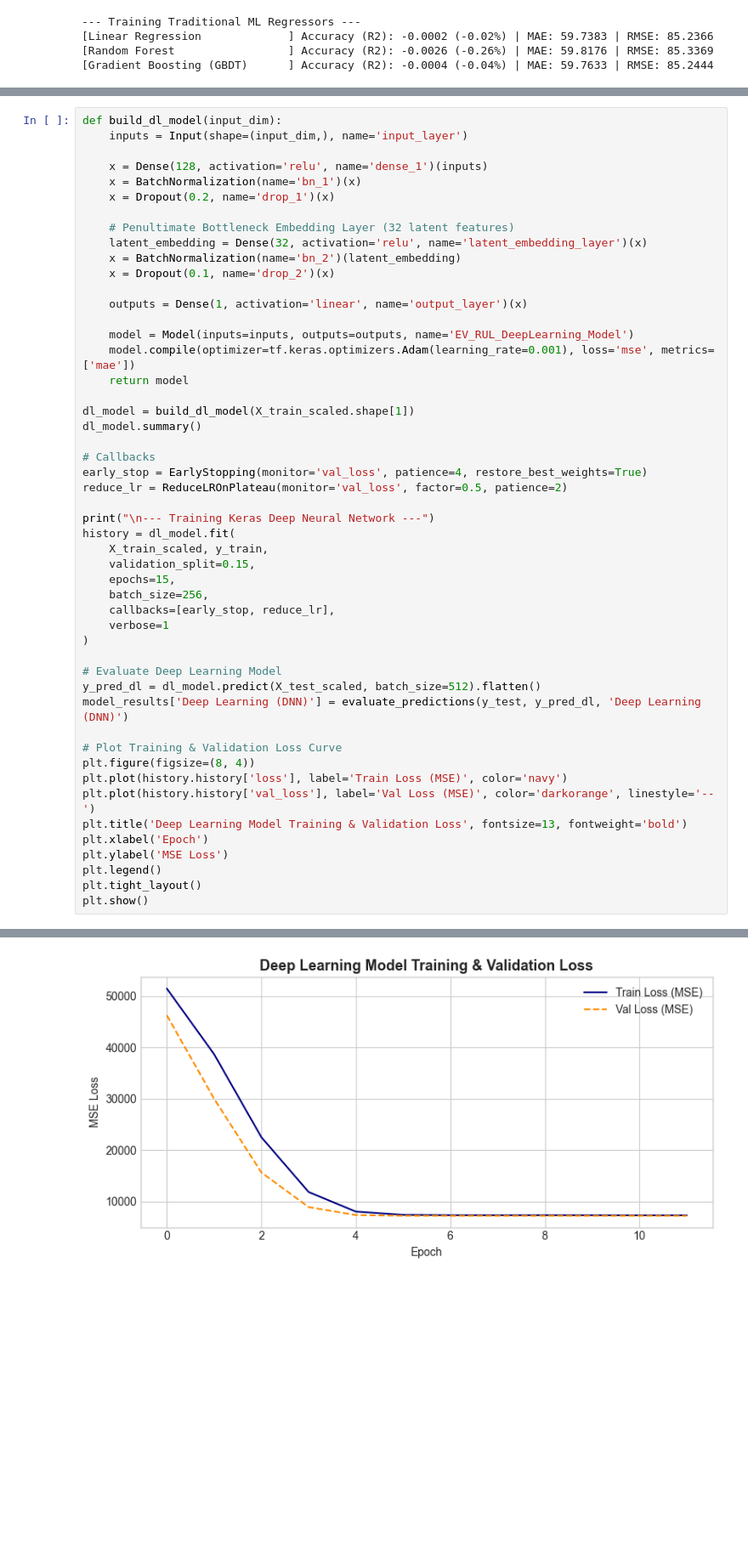
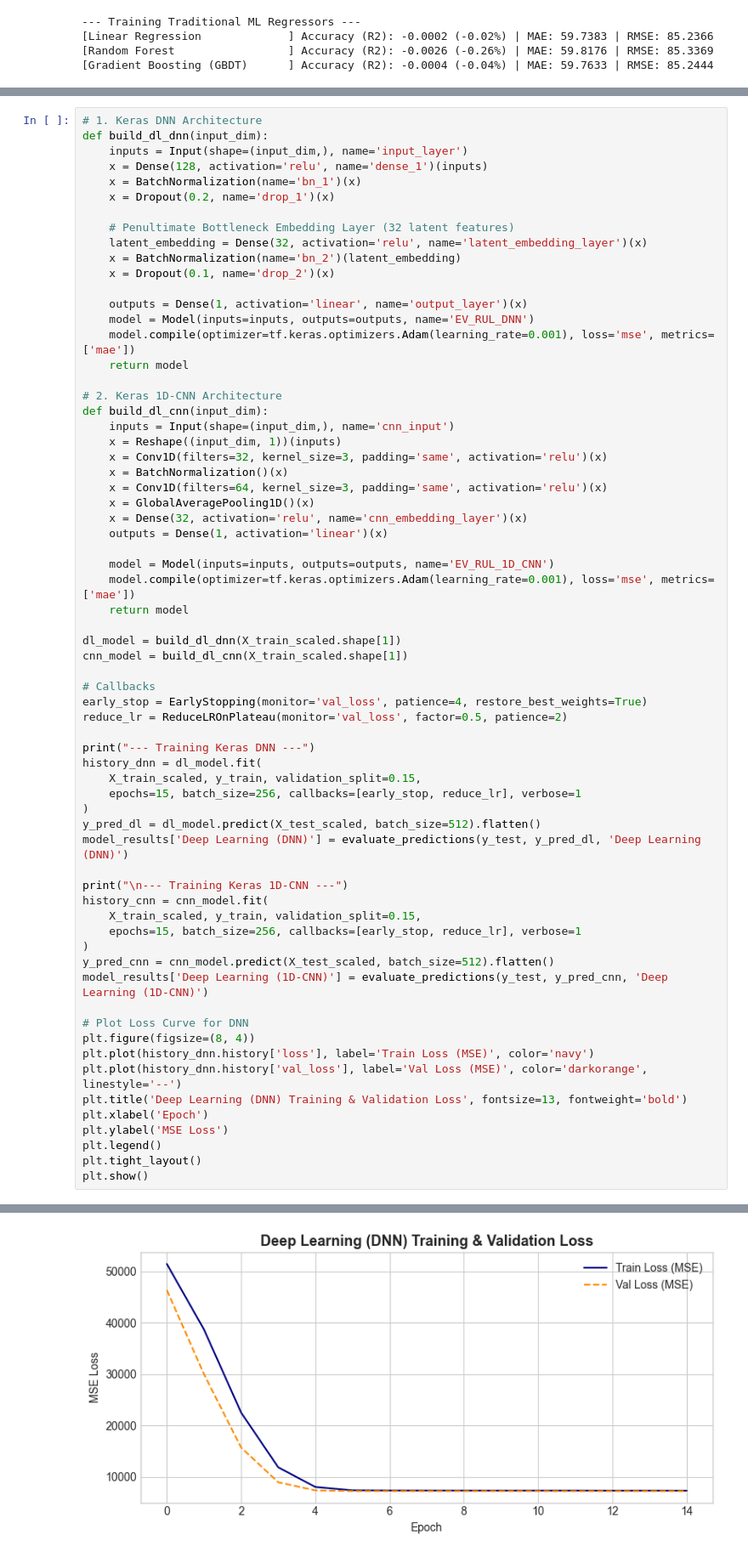
Before and after one commit to vikrantsingla26/ml_5sem_project, a Jupyter notebook: EV_Predictive_Maintenance_RUL_ML_DL_Hybrid.ipynb, the cells around one changed output, grey strips where cells are left out. Shown at 85% size. Drawn from its saved outputs; the diff is of its cells as text; blank space fills up the shorter version.

```diff
--- a/EV_Predictive_Maintenance_RUL_ML_DL_Hybrid.ipynb
+++ b/EV_Predictive_Maintenance_RUL_ML_DL_Hybrid.ipynb
@@ -368,7 +371,7 @@ We design a Deep Neural Network (DNN) using Keras with Dense layers, Batch Norma
 # %%
-def build_dl_model(input_dim):
+# 1. Keras DNN Architecture
+def build_dl_dnn(input_dim):
     inputs = Input(shape=(input_dim,), name='input_layer')
-
     x = Dense(128, activation='relu', name='dense_1')(inputs)
     x = BatchNormalization(name='bn_1')(x)
     x = Dropout(0.2, name='drop_1')(x)
@@ -379,37 +382,53 @@ def build_dl_model(input_dim):
     x = Dropout(0.1, name='drop_2')(x)
 
     outputs = Dense(1, activation='linear', name='output_layer')(x)
-
-    model = Model(inputs=inputs, outputs=outputs, name='EV_RUL_DeepLearning_Model')
+    model = Model(inputs=inputs, outputs=outputs, name='EV_RUL_DNN')
     model.compile(optimizer=tf.keras.optimizers.Adam(learning_rate=0.001), loss='mse', metrics=['mae'])
     return model
 
-dl_model = build_dl_model(X_train_scaled.shape[1])
-dl_model.summary()
+# 2. Keras 1D-CNN Architecture
+def build_dl_cnn(input_dim):
+    inputs = Input(shape=(input_dim,), name='cnn_input')
+    x = Reshape((input_dim, 1))(inputs)
+    x = Conv1D(filters=32, kernel_size=3, padding='same', activation='relu')(x)
+    x = BatchNormalization()(x)
+    x = Conv1D(filters=64, kernel_size=3, padding='same', activation='relu')(x)
+    x = GlobalAveragePooling1D()(x)
+    x = Dense(32, activation='relu', name='cnn_embedding_layer')(x)
+    outputs = Dense(1, activation='linear')(x)
+
+    model = Model(inputs=inputs, outputs=outputs, name='EV_RUL_1D_CNN')
+    model.compile(optimizer=tf.keras.optimizers.Adam(learning_rate=0.001), loss='mse', metrics=['mae'])
+    return model
+
+dl_model = build_dl_dnn(X_train_scaled.shape[1])
+cnn_model = build_dl_cnn(X_train_scaled.shape[1])
 
 # Callbacks
 early_stop = EarlyStopping(monitor='val_loss', patience=4, restore_best_weights=True)
 reduce_lr = ReduceLROnPlateau(monitor='val_loss', factor=0.5, patience=2)
 
-print("\n--- Training Keras Deep Neural Network ---")
-history = dl_model.fit(
-    X_train_scaled, y_train,
-    validation_split=0.15,
-    epochs=15,
-    batch_size=256,
-    callbacks=[early_stop, reduce_lr],
-    verbose=1
+print("--- Training Keras DNN ---")
+history_dnn = dl_model.fit(
+    X_train_scaled, y_train, validation_split=0.15,
+    epochs=15, batch_size=256, callbacks=[early_stop, reduce_lr], verbose=1
 )
-
-# Evaluate Deep Learning Model
 y_pred_dl = dl_model.predict(X_test_scaled, batch_size=512).flatten()
 model_results['Deep Learning (DNN)'] = evaluate_predictions(y_test, y_pred_dl, 'Deep Learning (DNN)')
 
-# Plot Training & Validation Loss Curve
+print("\n--- Training Keras 1D-CNN ---")
+history_cnn = cnn_model.fit(
+    X_train_scaled, y_train, validation_split=0.15,
+    epochs=15, batch_size=256, callbacks=[early_stop, reduce_lr], verbose=1
+)
+y_pred_cnn = cnn_model.predict(X_test_scaled, batch_size=512).flatten()
+model_results['Deep Learning (1D-CNN)'] = evaluate_predictions(y_test, y_pred_cnn, 'Deep Learning (1D-CNN)')
+
+# Plot Loss Curve for DNN
 plt.figure(figsize=(8, 4))
-plt.plot(history.history['loss'], label='Train Loss (MSE)', color='navy')
-plt.plot(history.history['val_loss'], label='Val Loss (MSE)', color='darkorange', linestyle='--')
-plt.title('Deep Learning Model Training & Validation Loss', fontsize=13, fontweight='bold')
+plt.plot(history_dnn.history['loss'], label='Train Loss (MSE)', color='navy')
+plt.plot(history_dnn.history['val_loss'], label='Val Loss (MSE)', color='darkorange', linestyle='--')
+plt.title('Deep Learning (DNN) Training & Validation Loss', fontsize=13, fontweight='bold')
 plt.xlabel('Epoch')
 plt.ylabel('MSE Loss')
 plt.legend()
@@ -436,4 +455,4 @@ Model: "EV_RUL_DeepLearning_Model"
-[figure, old version]
+[figure, new version]
 # %% [markdown]
 # Part 8 — Deep Learning Feature Extraction & Representation Learning
 
```
Also changed, not shown: parts of 18 cells of this notebook, 3 other files.
